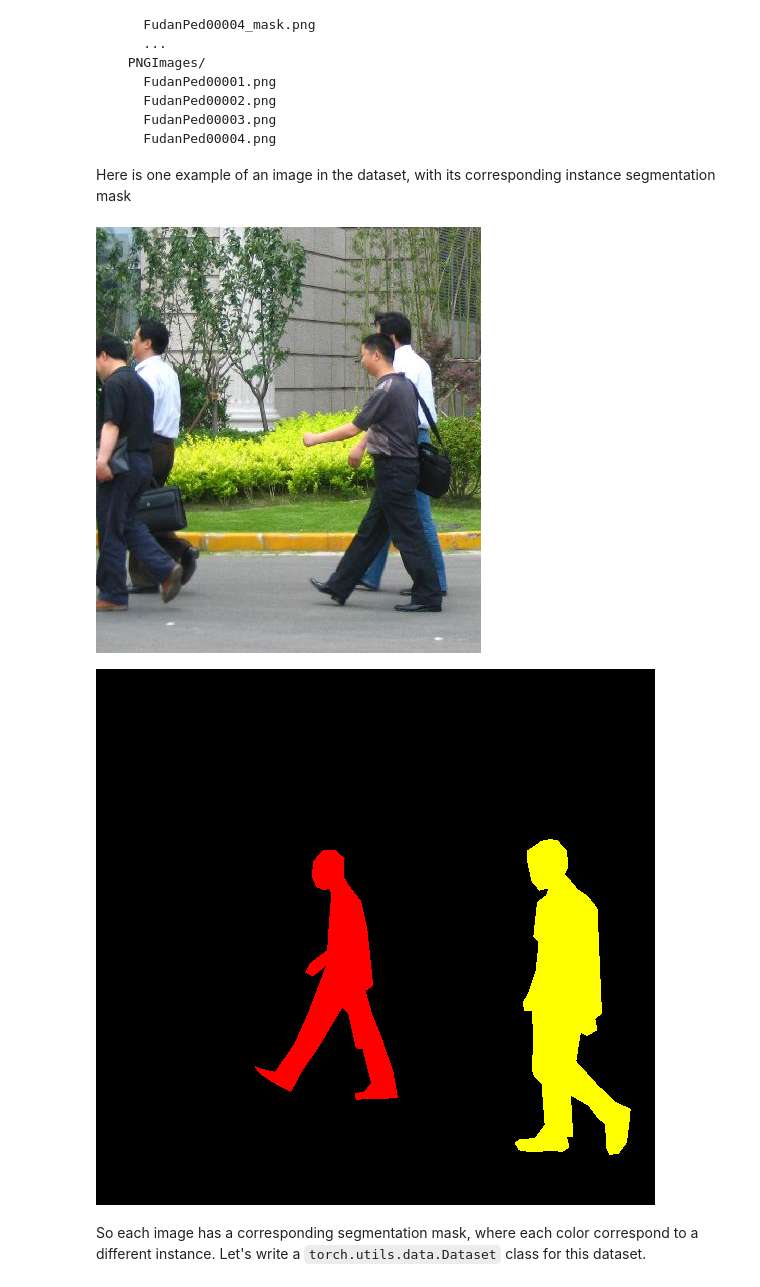
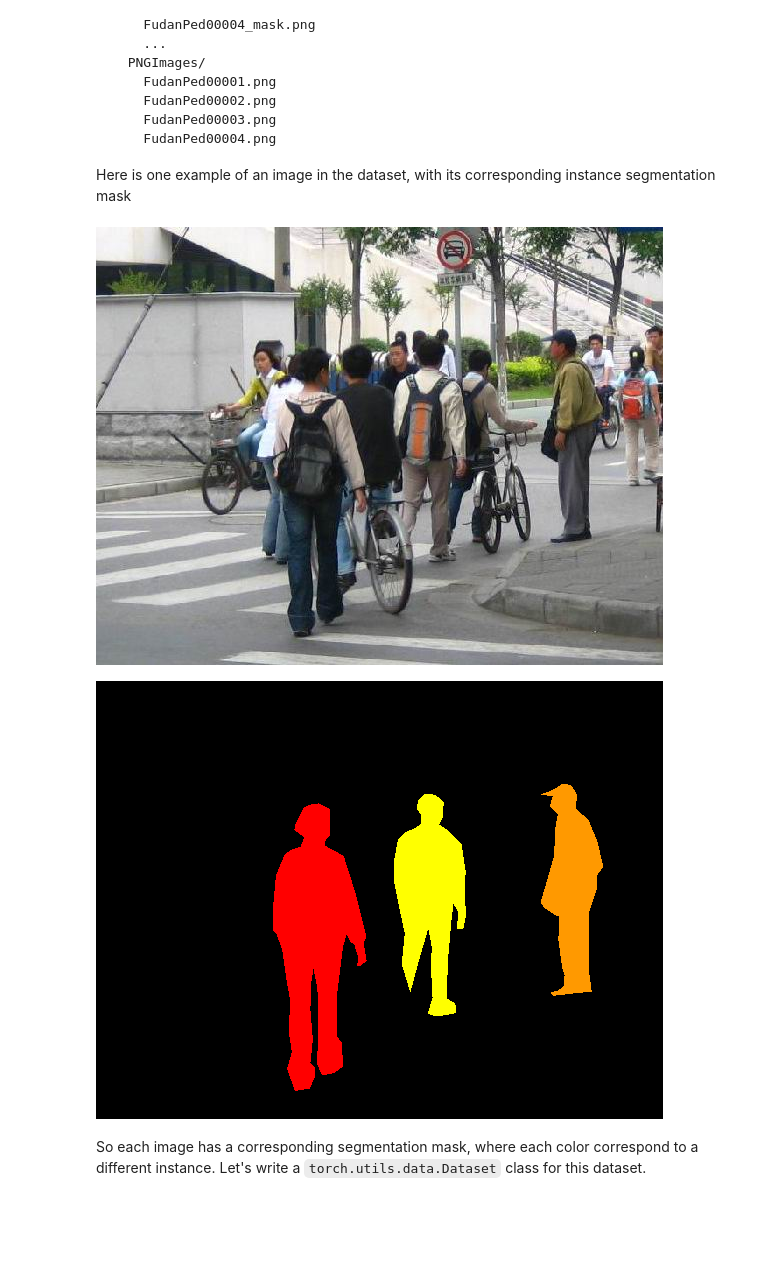
Before and after one commit to cylcharles/Pytorch_exercise, a Jupyter notebook: Mask R-CNN finetuning_instance_segmentation.ipynb, the cells around one changed output. Saved outputs shown, nothing was run; the diff lists cells and outputs as text; code cells hidden in the pictures; blank space fills up the shorter version.

```diff
--- a/Mask R-CNN finetuning_instance_segmentation.ipynb
+++ b/Mask R-CNN finetuning_instance_segmentation.ipynb
@@ -44,11 +46,11 @@ PennFudanPed/
 Here is one example of an image in the dataset, with its corresponding instance segmentation mask
 # %%
 from PIL import Image
-Image.open('PennFudanPed/PNGImages/FudanPed00006.png')
+Image.open('D:\PennFudanPed/PNGImages/FudanPed00046.png')
 # %% [output]
-[figure, old version]
+[figure, new version]
 # %%
-mask = Image.open('PennFudanPed/PedMasks/FudanPed00001_mask.png')
+mask = Image.open('D:\PennFudanPed/PedMasks/FudanPed00046_mask.png')
 # each mask instance has a different color, from zero to N, where
 # N is the number of instances. In order to make visualization easier,
 # let's adda color palette to the mask.
@@ -60,7 +62,7 @@ mask.putpalette([
 ])
 mask
 # %% [output]
-[figure, old version]
+[figure, new version]
 # %% [markdown]
 So each image has a corresponding segmentation mask, where each color correspond to a different instance. Let's write a `torch.utils.data.Dataset` class for this dataset.
 # %%
```
Also changed, not shown: parts of 4 cells of this notebook, 2 other files.
